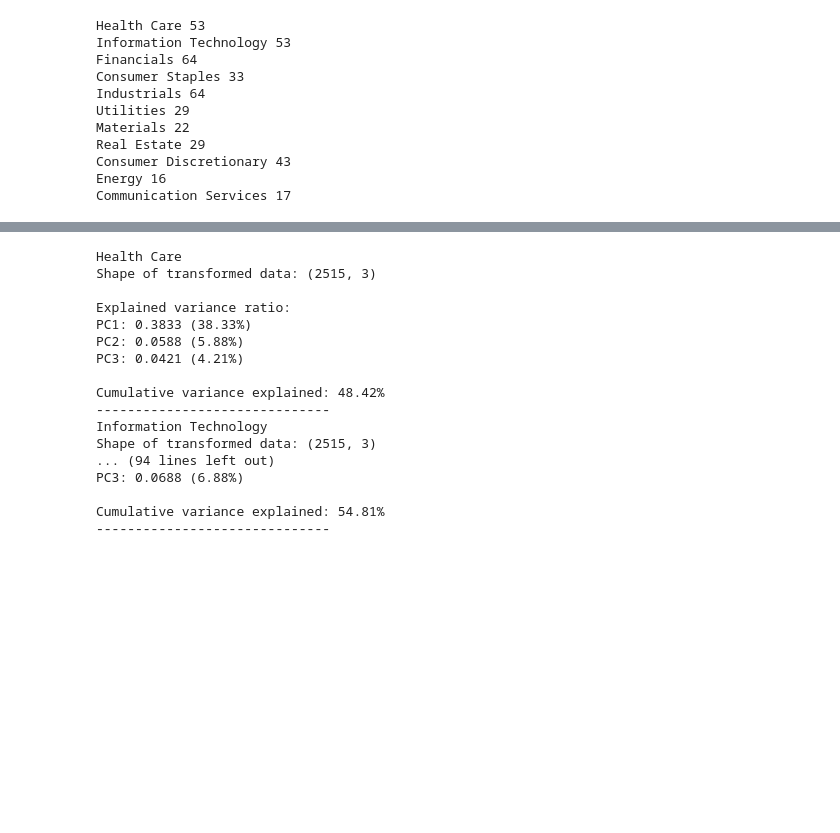
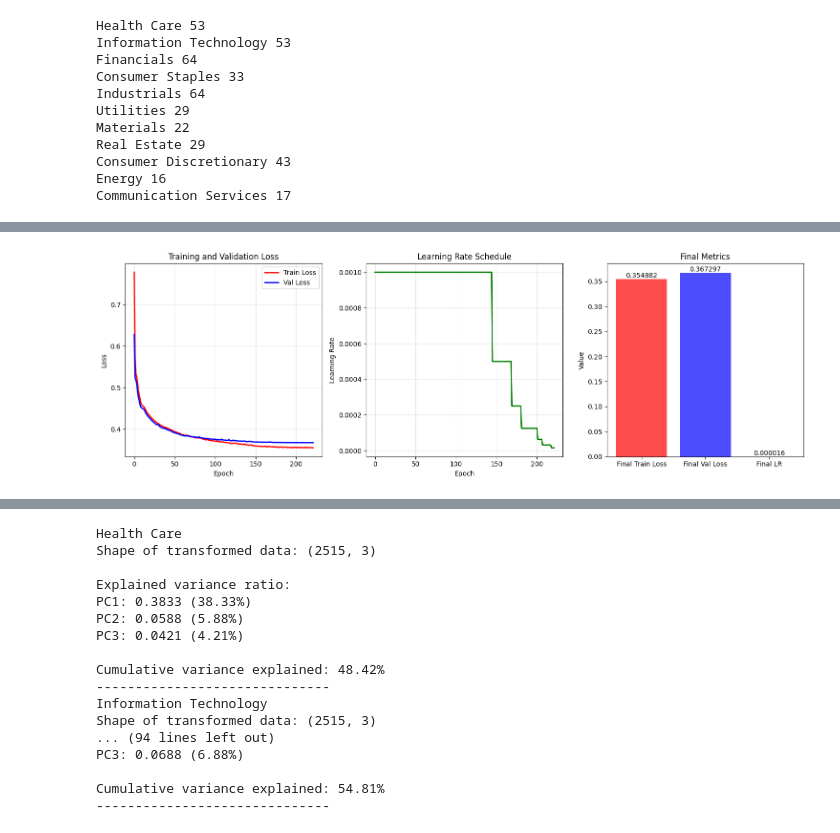
Before and after one commit to etiennechatreaux/DimRed-KAN-Finance, a Jupyter notebook: notebooks/02_data_exploration.ipynb, the cells around one changed output, grey strips where cells are left out. Cells and saved outputs as stored; diff of their text form; code cells hidden in the pictures; blank space fills up the shorter version.

```diff
--- a/notebooks/02_data_exploration.ipynb
+++ b/notebooks/02_data_exploration.ipynb
@@ -100,0 +422,51 @@ Cumulative variance explained: 46.03%
+# %%
+# Plot training history
+import matplotlib.pyplot as plt
+
+fig, axes = plt.subplots(1, 3, figsize=(15, 5))
+
+# Plot training loss
+axes[0].plot(history['train_loss'], color='red', linewidth=2, label='Train Loss')
+if history['val_loss']:
+    axes[0].plot(history['val_loss'], color='blue', linewidth=2, label='Val Loss')
+axes[0].set_xlabel('Epoch')
+axes[0].set_ylabel('Loss')
+axes[0].set_title('Training and Validation Loss')
+axes[0].legend()
+axes[0].grid(True, alpha=0.3)
+
+# Plot learning rate
+axes[1].plot(history['lr'], color='green', linewidth=2)
+axes[1].set_xlabel('Epoch')
+axes[1].set_ylabel('Learning Rate')
+axes[1].set_title('Learning Rate Schedule')
+axes[1].grid(True, alpha=0.3)
+
+# Plot final metrics
+final_train_loss = history['train_loss'][-1] if history['train_loss'] else 0
+final_val_loss = history['val_loss'][-1] if history['val_loss'] else 0
+final_lr = history['lr'][-1] if history['lr'] else 0
+
+metrics = ['Final Train Loss', 'Final Val Loss', 'Final LR']
+values = [final_train_loss, final_val_loss, final_lr]
+colors = ['red', 'blue', 'green']
+
+bars = axes[2].bar(metrics, values, color=colors, alpha=0.7)
+axes[2].set_title('Final Metrics')
+axes[2].set_ylabel('Value')
+
+# Add value labels on bars
+for bar, value in zip(bars, values):
+    height = bar.get_height()
+    axes[2].text(bar.get_x() + bar.get_width()/2., height,
+                f'{value:.6f}', ha='center', va='bottom', fontsize=10)
+
+plt.tight_layout()
+plt.show()
+
+print(f"Training completed in {history.get('training_time', 'N/A'):.2f} seconds")
+print(f"Final training loss: {final_train_loss:.6f}")
+if final_val_loss > 0:
+    print(f"Final validation loss: {final_val_loss:.6f}")
+# %% [output]
+[figure, added]
```
Also changed, not shown: parts of 15 cells of this notebook, 5 other files.
